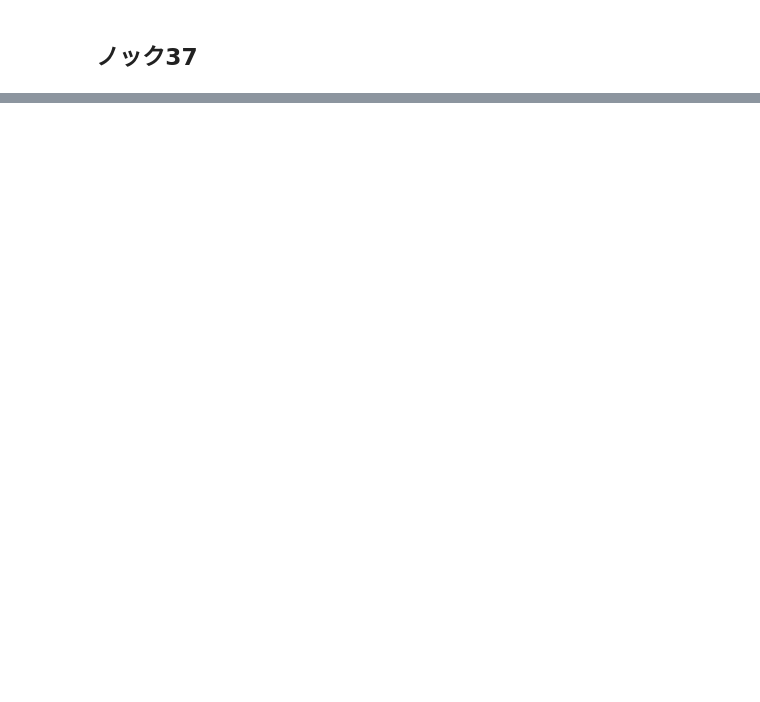
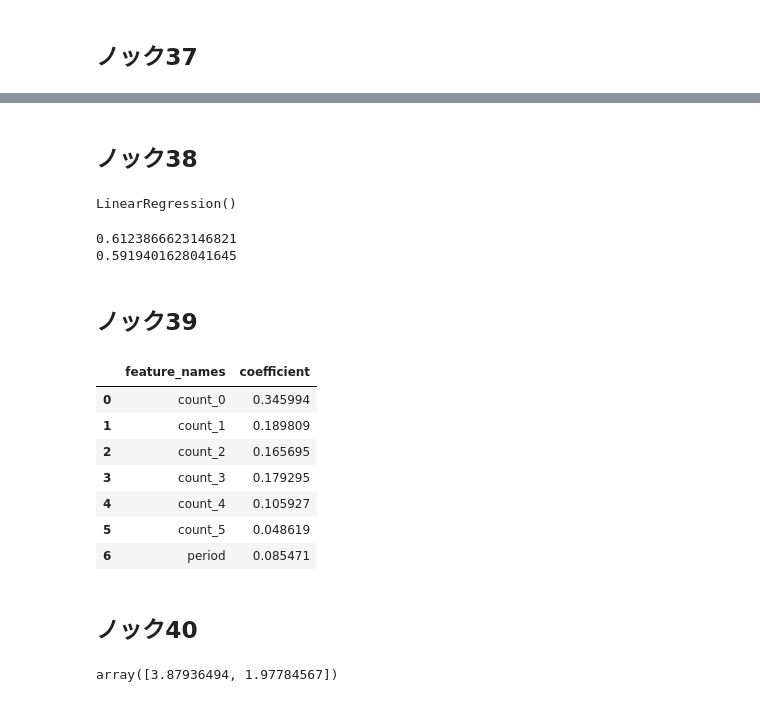
Before and after one commit to abenben/python_knock_100, a Jupyter notebook: knock/section_4/4.ipynb, the cells around one changed output, grey strips where cells are left out. Saved outputs shown, nothing was run; the diff lists cells and outputs as text; code cells hidden in the pictures; blank space fills up the shorter version.

```diff
--- a/knock/section_4/4.ipynb
+++ b/knock/section_4/4.ipynb
@@ -125,10 +125,10 @@ customer_clustering.groupby(["cluster", "routine_flg"], as_index=False).count()[
 # %%
 uselog["usedate"] = pd.to_datetime(uselog["usedate"])
 uselog["年月"] = uselog["usedate"].dt.strftime("%Y%m")
-uselog_month = uselog.groupby(["年月", "customer_id"], as_index=False).count()
-uselog_month.rename(columns={"log_id": "count"}, inplace=True)
-del uselog_month["usedate"]
-uselog_month.head()
+uselog_months = uselog.groupby(["年月", "customer_id"], as_index=False).count()
+uselog_months.rename(columns={"log_id": "count"}, inplace=True)
+del uselog_months["usedate"]
+uselog_months.head()
 # %% [output]
 |  | 年月 | customer_id | count |
 | 0 | 201804 | AS002855 | 4 |
@@ -137,13 +137,13 @@ uselog_month.head()
 | 3 | 201804 | AS015315 | 6 |
 | 4 | 201804 | AS015739 | 7 |
 # %%
-year_months = list(uselog_month["年月"].unique())
+year_months = list(uselog_months["年月"].unique())
 predict_data = pd.DataFrame()
 for i in range(6, len(year_months)):
-    tmp = uselog_month.loc[uselog_month["年月"] == year_months[i]]
+    tmp = uselog_months.loc[uselog_months["年月"] == year_months[i]]
     tmp.rename(columns={"count": "count_pred"}, inplace=True)
     for j in range(1, 7):
-        tmp_before = uselog_month.loc[uselog_month["年月"] == year_months[i - j]]
+        tmp_before = uselog_months.loc[uselog_months["年月"] == year_months[i - j]]
         del tmp_before["年月"]
         tmp_before.rename(columns={"count": "count_{}".format(j - 1)}, inplace=True)
         tmp = pd.merge(tmp, tmp_before, on="customer_id", how="left")
@@ -203,3 +204,39 @@ See the caveats in the documentation: https://pandas.pydata.org/pandas-docs/stab
 | 2 | 201810 | AS015315 | 4 | 7.0 | 3.0 | 6.0 | 3.0 | 3.0 | 6.0 | 2015-07-01 | ... |
 | 3 | 201810 | AS015739 | 5 | 6.0 | 5.0 | 8.0 | 6.0 | 5.0 | 7.0 | 2017-06-01 | ... |
 | 4 | 201810 | AS019860 | 7 | 5.0 | 7.0 | 4.0 | 6.0 | 8.0 | 6.0 | 2017-10-01 | ... |
+# %% [markdown]
+## ノック38
+# %%
+predict_data = predict_data.loc[predict_data["start_date"] > pd.to_datetime("20180401")]
+from sklearn import linear_model
+import sklearn.model_selection
+
+model = linear_model.LinearRegression()
+X = predict_data[["count_0", "count_1", "count_2", "count_3", "count_4", "count_5", "period"]]
+y = predict_data["count_pred"]
+X_train, X_test, y_train, y_test = sklearn.model_selection.train_test_split(X, y)
+model.fit(X_train, y_train)
+# %% [output]
+LinearRegression()
+# %%
+print(model.score(X_train, y_train))
+print(model.score(X_test, y_test))
+# %% [output]
+0.6123866623146821
+0.5919401628041645
+# %% [markdown]
+## ノック39
+# %%
+coef = pd.DataFrame({"feature_names": X.columns, "coefficient": model.coef_})
+coef
+# %% [output]
+|  | feature_names | coefficient |
+| 0 | count_0 | 0.345994 |
+| 1 | count_1 | 0.189809 |
+| 2 | count_2 | 0.165695 |
+| 3 | count_3 | 0.179295 |
+| 4 | count_4 | 0.105927 |
+| 5 | count_5 | 0.048619 |
+| 6 | period | 0.085471 |
+# %% [markdown]
+## ノック40
@@ -205,0 +247,4 @@ See the caveats in the documentation: https://pandas.pydata.org/pandas-docs/stab
+# %%
+model.predict(x_pred)
+# %% [output]
+array([3.87936494, 1.97784567])
```
Also changed, not shown: parts of 5 cells of this notebook.
